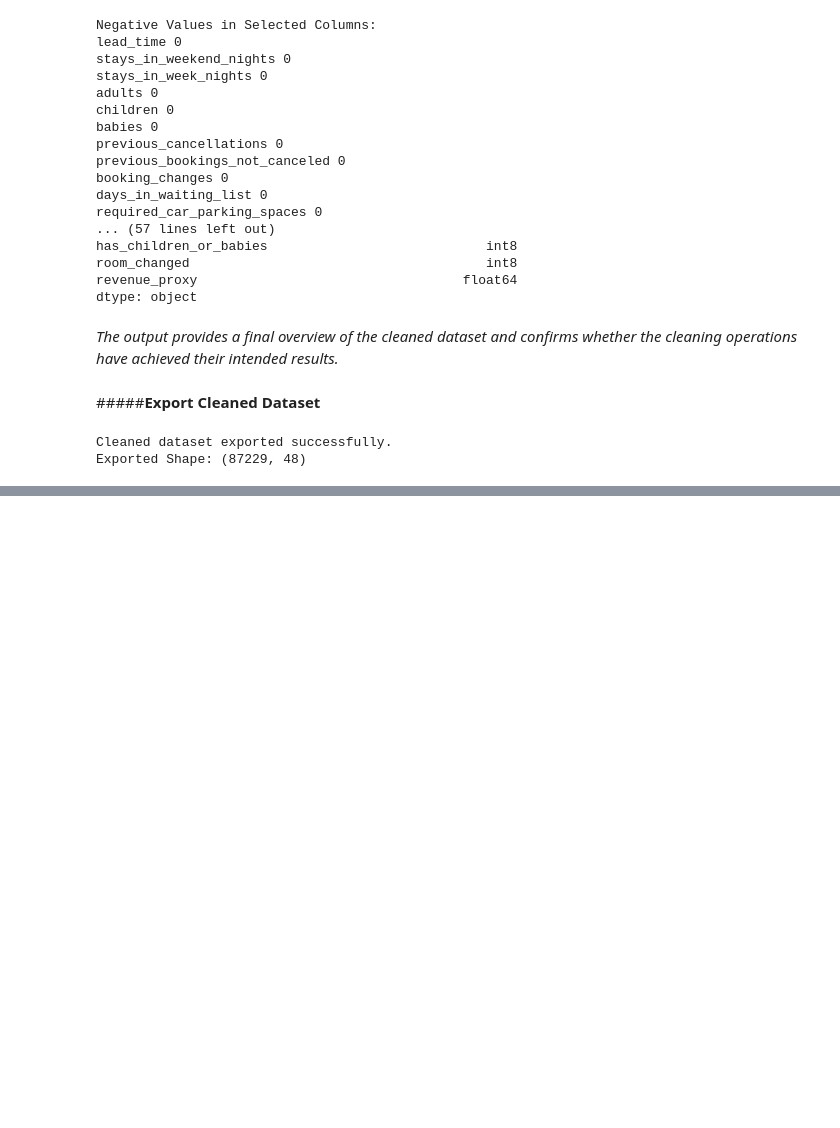
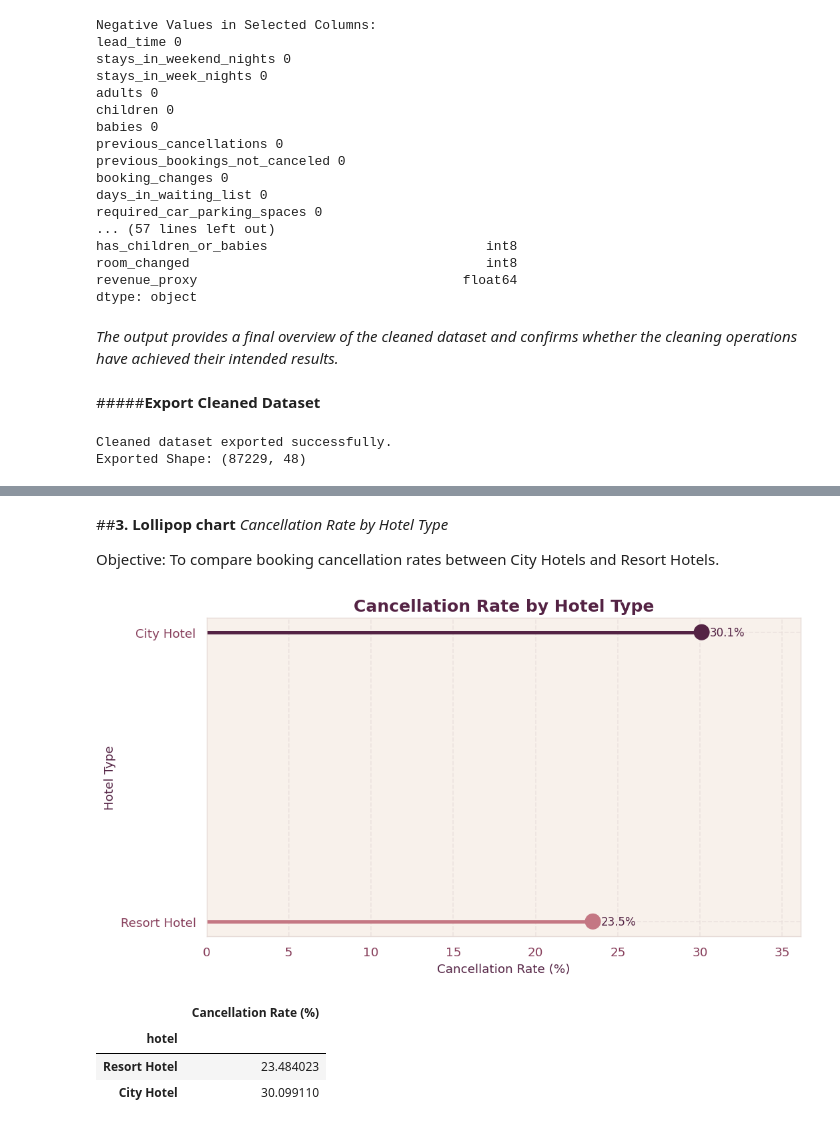
Before and after one commit to Gayathri-sp18/LuxeStay-Analytics, a Jupyter notebook: Hotel_Booking_Analysis.ipynb, the cells around one changed output, grey strips where cells are left out. Saved outputs shown, nothing was run; the diff lists cells and outputs as text; code cells hidden in the pictures; blank space fills up the shorter version.

```diff
--- a/Hotel_Booking_Analysis.ipynb
+++ b/Hotel_Booking_Analysis.ipynb
@@ -811,0 +1126,51 @@ Exported Shape: (87229, 48)
+# %% [markdown]
+##**3. Lollipop chart**
+*Cancellation Rate by Hotel Type*
+
+Objective: To compare booking cancellation rates between City Hotels and Resort Hotels.
+# %%
+
+cancellation_hotel = (
+    df.groupby("hotel")["is_canceled"]
+      .mean()
+      .mul(100)
+      .sort_values()
+)
+
+plt.figure(figsize=(9, 5))
+colors = [ hotel_palette[hotel]
+    for hotel in cancellation_hotel.index]
+plt.hlines(
+    y=cancellation_hotel.index,
+    xmin=0,
+    xmax=cancellation_hotel.values,
+    color=colors,
+    linewidth=3
+)
+
+plt.scatter(
+    cancellation_hotel.values,
+    cancellation_hotel.index,
+    color=colors,
+    s=180,
+    zorder=3
+)
+
+for hotel, rate in cancellation_hotel.items():
+    plt.text(rate + 0.5, hotel, f"{rate:.1f}%", va="center")
+
+plt.title("Cancellation Rate by Hotel Type",
+          fontsize=15, fontweight="bold")
+plt.xlabel("Cancellation Rate (%)")
+plt.ylabel("Hotel Type")
+plt.xlim(0, max(cancellation_hotel.values) * 1.2)
+plt.tight_layout()
+plt.show()
+
+display(cancellation_hotel.to_frame("Cancellation Rate (%)"))
+# %% [output]
+[figure, added]
+|  | Cancellation Rate (%) |
+| hotel |  |
+| Resort Hotel | 23.484023 |
+| City Hotel | 30.099110 |
```
Also changed, not shown: parts of 55 cells of this notebook.
